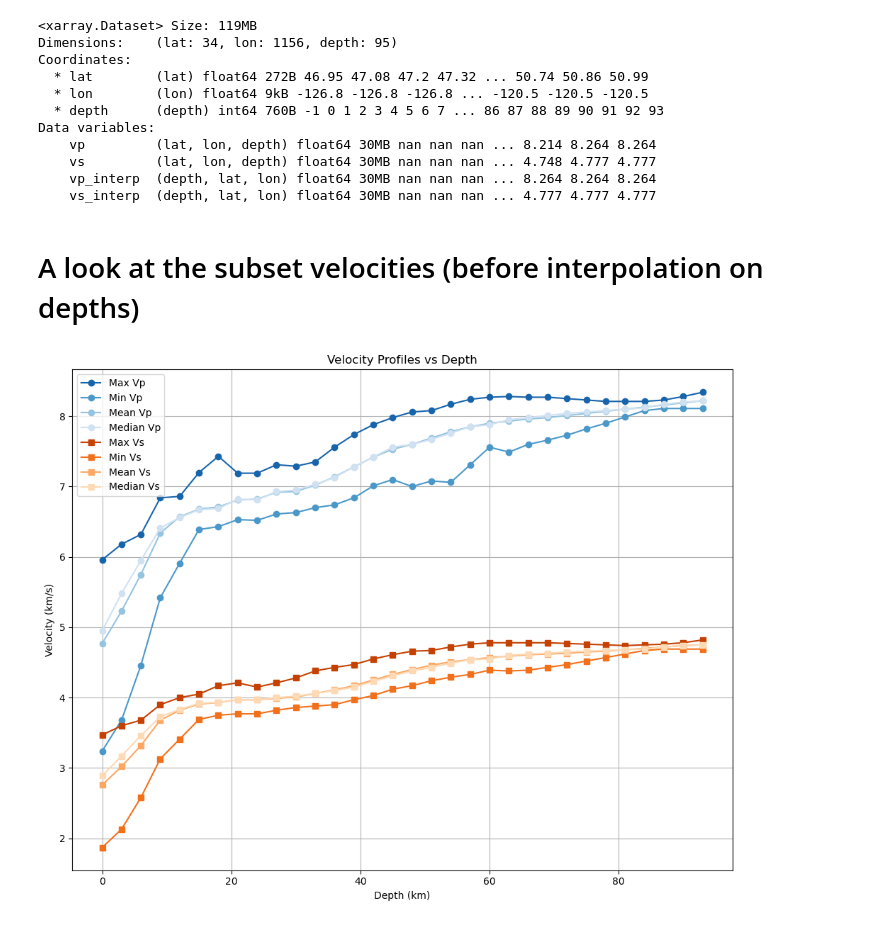
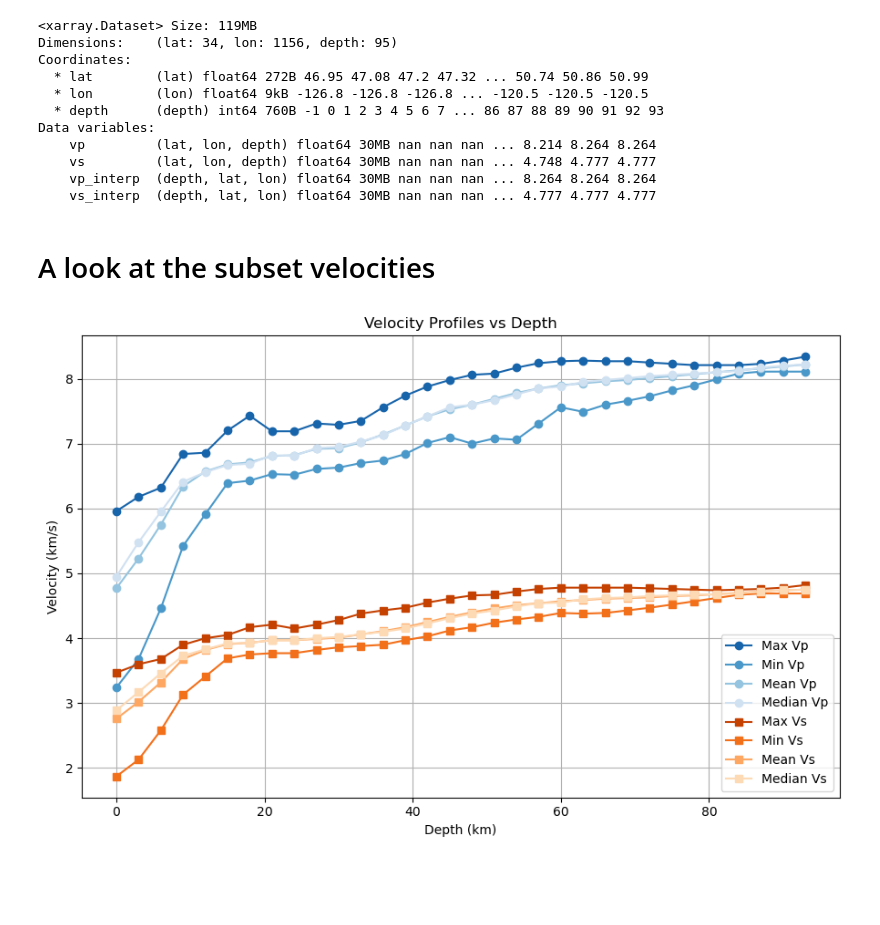
Before and after one commit to papinlois/sw4, a Jupyter notebook: project/NonLinLoc/VelModel_NLLoc.ipynb, the cells around one changed output. Cells and saved outputs as stored; diff of their text form; code cells hidden in the pictures; blank space fills up the shorter version.

```diff
--- a/project/NonLinLoc/VelModel_NLLoc.ipynb
+++ b/project/NonLinLoc/VelModel_NLLoc.ipynb
@@ -364,7 +360,7 @@ Data variables:
     vp_interp  (depth, lat, lon) float64 30MB nan nan nan ... 8.264 8.264 8.264
     vs_interp  (depth, lat, lon) float64 30MB nan nan nan ... 4.777 4.777 4.777
 # %% [markdown]
-# A look at the subset velocities (before interpolation on depths)
+# A look at the subset velocities
 # %%
 # Let's look at our original velocities
 velocities = velmodel_subset.groupby('depth').agg(
@@ -379,24 +375,24 @@ velocities = velmodel_subset.groupby('depth').agg(
 ).reset_index()
 velocities = velocities.round(2)
 # %%
-fig, ax = plt.subplots(figsize=(10, 8))
+fig, ax = plt.subplots(figsize=(9, 6))
 vp_colors = matplotlib.colormaps['Blues']
 vs_colors = matplotlib.colormaps['Oranges']
 ax.plot(velocities['depth'], velocities['max_vp'], label='Max Vp', marker='o', color=vp_colors(0.8))
 ax.plot(velocities['depth'], velocities['min_vp'], label='Min Vp', marker='o', color=vp_colors(0.6))
 ax.plot(velocities['depth'], velocities['mean_vp'], label='Mean Vp', marker='o', color=vp_colors(0.4))
 ax.plot(velocities['depth'], velocities['median_vp'], label='Median Vp', marker='o', color=vp_colors(0.2))
 ax.plot(velocities['depth'], velocities['max_vs'], label='Max Vs', marker='s', color=vs_colors(0.8))
 ax.plot(velocities['depth'], velocities['min_vs'], label='Min Vs', marker='s', color=vs_colors(0.6))
 ax.plot(velocities['depth'], velocities['mean_vs'], label='Mean Vs', marker='s', color=vs_colors(0.4))
 ax.plot(velocities['depth'], velocities['median_vs'], label='Median Vs', marker='s', color=vs_colors(0.2))
 ax.set_xlabel('Depth (km)')
 ax.set_ylabel('Velocity (km/s)')
 ax.set_title('Velocity Profiles vs Depth')
 ax.legend()
 ax.grid(True)
 plt.tight_layout()
 #plt.savefig(base_dir+'vpvs_profiles_vs_depth.png', dpi=300)
 plt.show()
 # %% [output]
-[figure, old version]
+[figure, new version]
```
Also changed, not shown: parts of 13 cells of this notebook, 2 other files.
